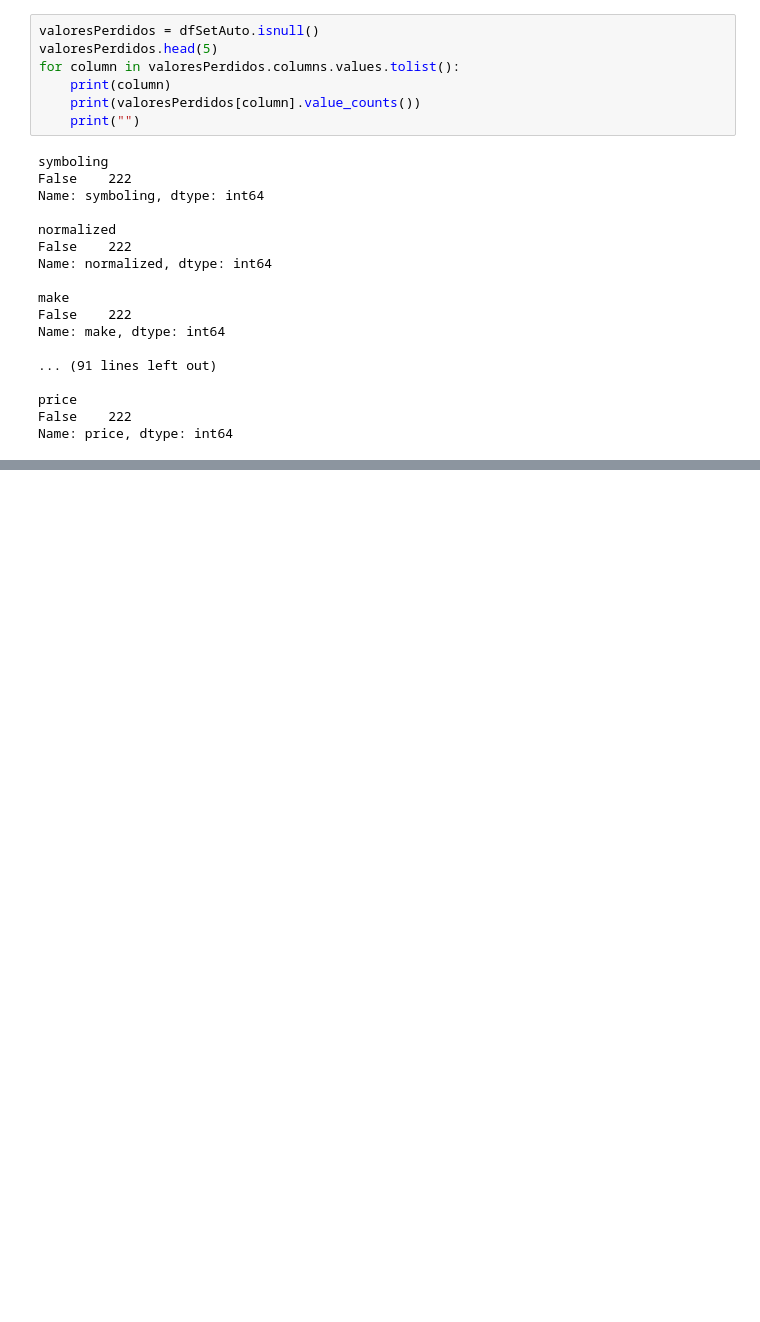
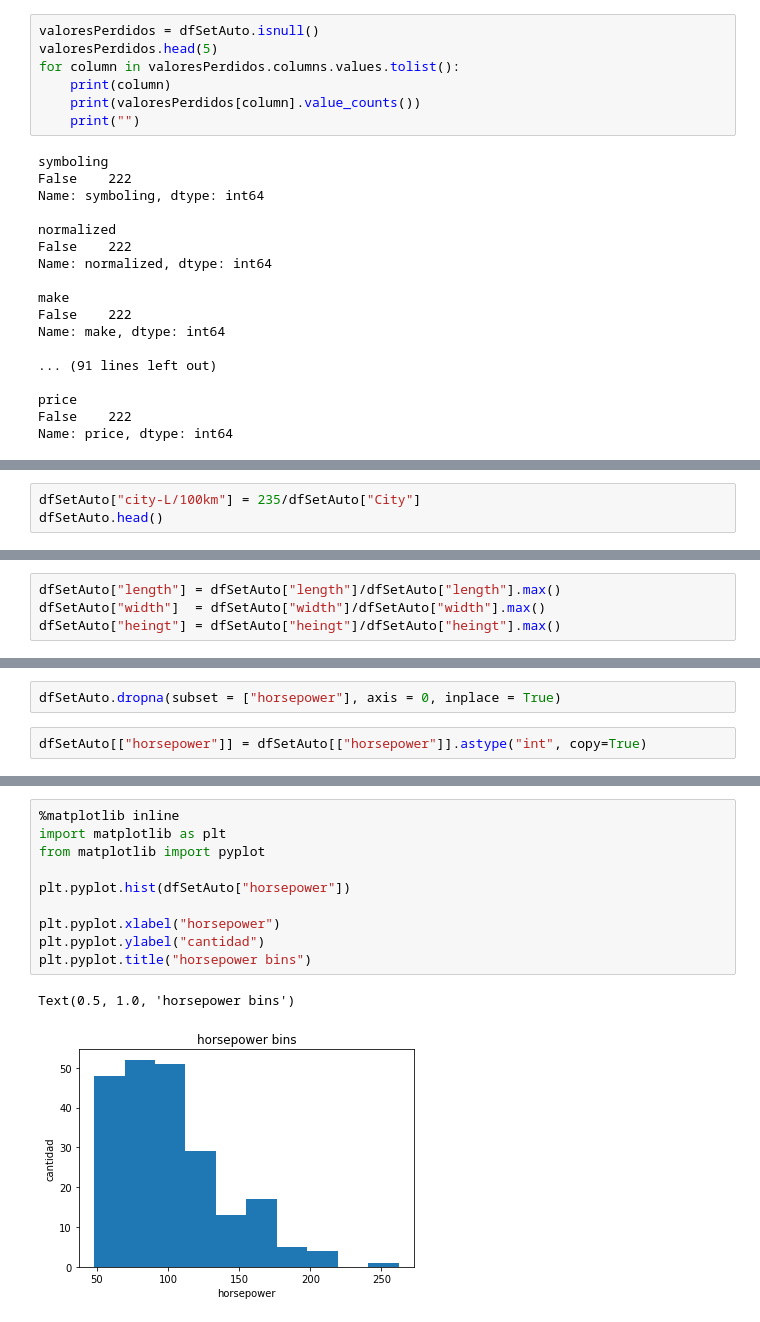
Before and after one commit to JOZUHE/CUR_ANALISIS_DTS, a Jupyter notebook: EDA_Autos.ipynb, the cells around one changed output, grey strips where cells are left out. Saved outputs shown, nothing was run; the diff lists cells and outputs as text; blank space fills up the shorter version.

```diff
--- a/EDA_Autos.ipynb
+++ b/EDA_Autos.ipynb
@@ -350,0 +427,3 @@ Name: price, dtype: int64
+# %%
+dfSetAuto["city-L/100km"] = 235/dfSetAuto["City"]
+dfSetAuto.head()
@@ -350,0 +471,4 @@ Name: price, dtype: int64
+# %%
+dfSetAuto["length"] = dfSetAuto["length"]/dfSetAuto["length"].max()
+dfSetAuto["width"]  = dfSetAuto["width"]/dfSetAuto["width"].max()
+dfSetAuto["heingt"] = dfSetAuto["heingt"]/dfSetAuto["heingt"].max()
@@ -350,0 +513,4 @@ Name: price, dtype: int64
+# %%
+dfSetAuto.dropna(subset = ["horsepower"], axis = 0, inplace = True)
+# %%
+dfSetAuto[["horsepower"]] = dfSetAuto[["horsepower"]].astype("int", copy=True)
@@ -350,0 +537,13 @@ Name: price, dtype: int64
+# %%
+%matplotlib inline
+import matplotlib as plt
+from matplotlib import pyplot
+
+plt.pyplot.hist(dfSetAuto["horsepower"])
+
+plt.pyplot.xlabel("horsepower")
+plt.pyplot.ylabel("cantidad")
+plt.pyplot.title("horsepower bins")
+# %% [output]
+Text(0.5, 1.0, 'horsepower bins')
+[figure, added]
```
Also changed, not shown: parts of 22 cells of this notebook.
